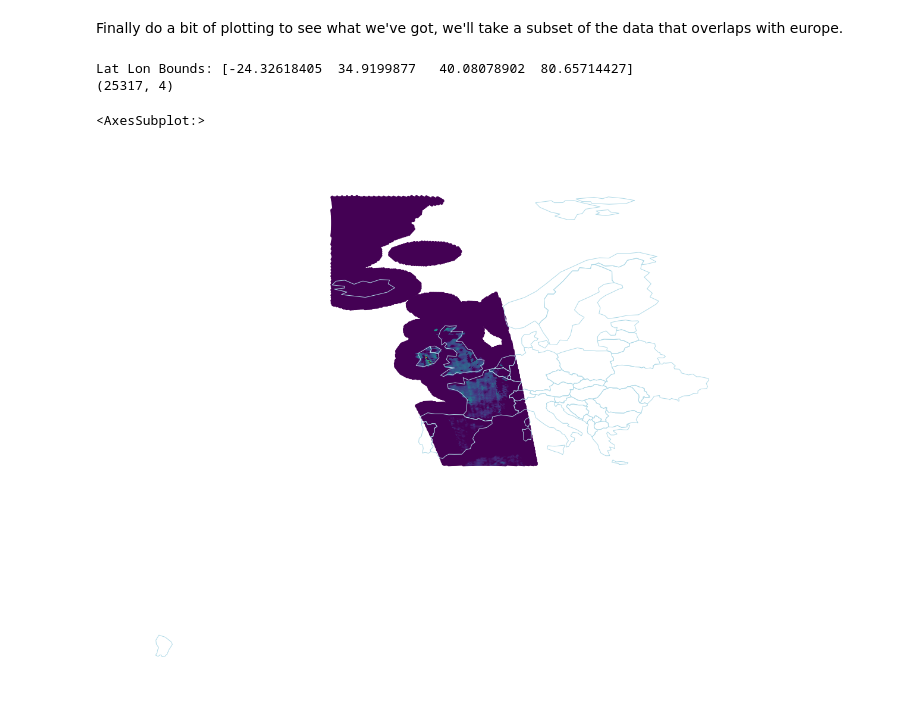
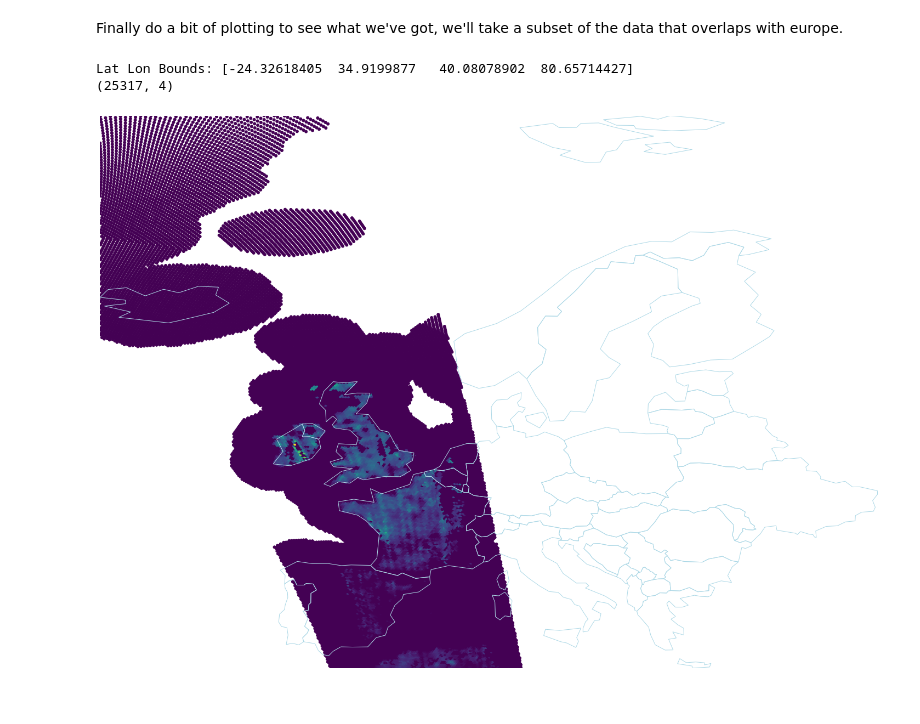
Before and after one commit to BenSimonds/smos-satellite-data, a Jupyter notebook: smos-data.ipynb, the cells around one changed output. Drawn from its saved outputs; the diff is of its cells as text; code cells hidden in the pictures.

Commit message:
add example image

```diff
--- a/smos-data.ipynb
+++ b/smos-data.ipynb
@@ -202,27 +203,29 @@ europe = world[(world.continent == 'Europe') & (world.name != 'Russia')]
 # %%
 #Create plot for just europe
 # Calculate bounding box by ignoring france, which includes french guyana.
 extent = europe[europe.name != 'France'].total_bounds
 print('Lat Lon Bounds:', extent)
 
 gdf_europe = gdf[
     (gdf.lon > extent[0] ) &
     (gdf.lon < extent[2]) &
     (gdf.lat > extent[1]) &
     (gdf.lat < extent[3])
 ]
 print(gdf_europe.shape)
 
 ax = geoplot.pointplot(
     gdf_europe,
     hue='soil_moisture',
     figsize=(20,20),
-    extent=gdf_europe.total_bounds
+    extent=extent
 )
 
-geoplot.polyplot(europe, ax=ax, zorder=1, edgecolor='lightblue')
+geoplot.polyplot(europe, ax=ax, zorder=1, edgecolor='lightblue', extent=extent)
+plt.tight_layout()
+plt.savefig('example.png')
+plt.show()
 # %% [output]
 Lat Lon Bounds: [-24.32618405  34.9199877   40.08078902  80.65714427]
 (25317, 4)
-<AxesSubplot:>
-[figure, old version]
+[figure, new version]
```
Also changed, not shown: parts of 1 cell of this notebook, 2 other files.
